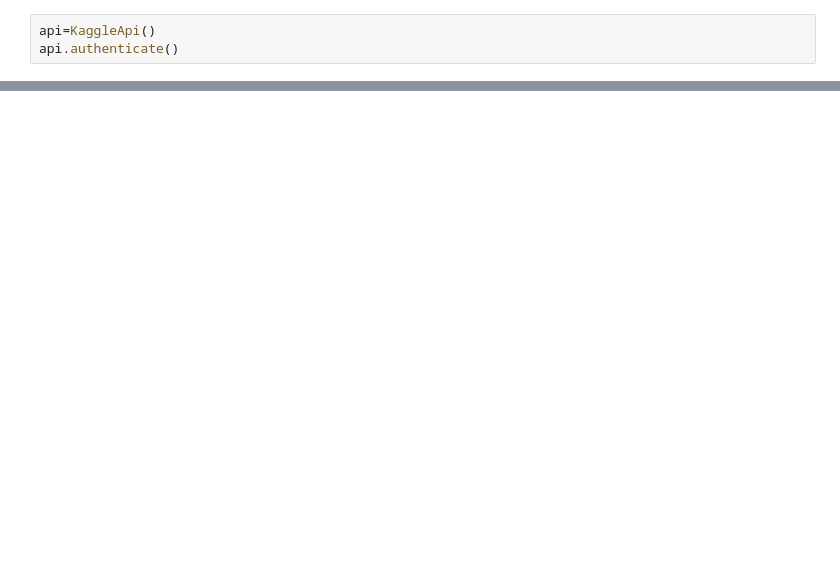
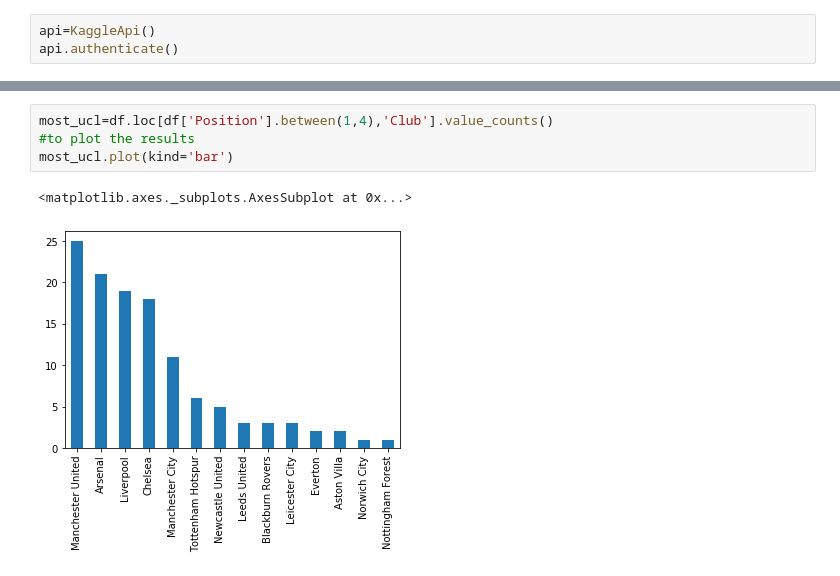
Before and after one commit to samerrkhann/english-premier-league, a Jupyter notebook: british_premier_league.ipynb, the cells around one changed output, grey strips where cells are left out. Cells and saved outputs as stored; diff of their text form; blank space fills up the shorter version.

```diff
--- a/british_premier_league.ipynb
+++ b/british_premier_league.ipynb
@@ -152,0 +257,7 @@ df.head()
+# %%
+most_ucl=df.loc[df['Position'].between(1,4),'Club'].value_counts()
+#to plot the results
+most_ucl.plot(kind='bar')
+# %% [output]
+<matplotlib.axes._subplots.AxesSubplot at 0x...>
+[figure, added]
```
Also changed, not shown: parts of 73 cells of this notebook, 2 other files.
